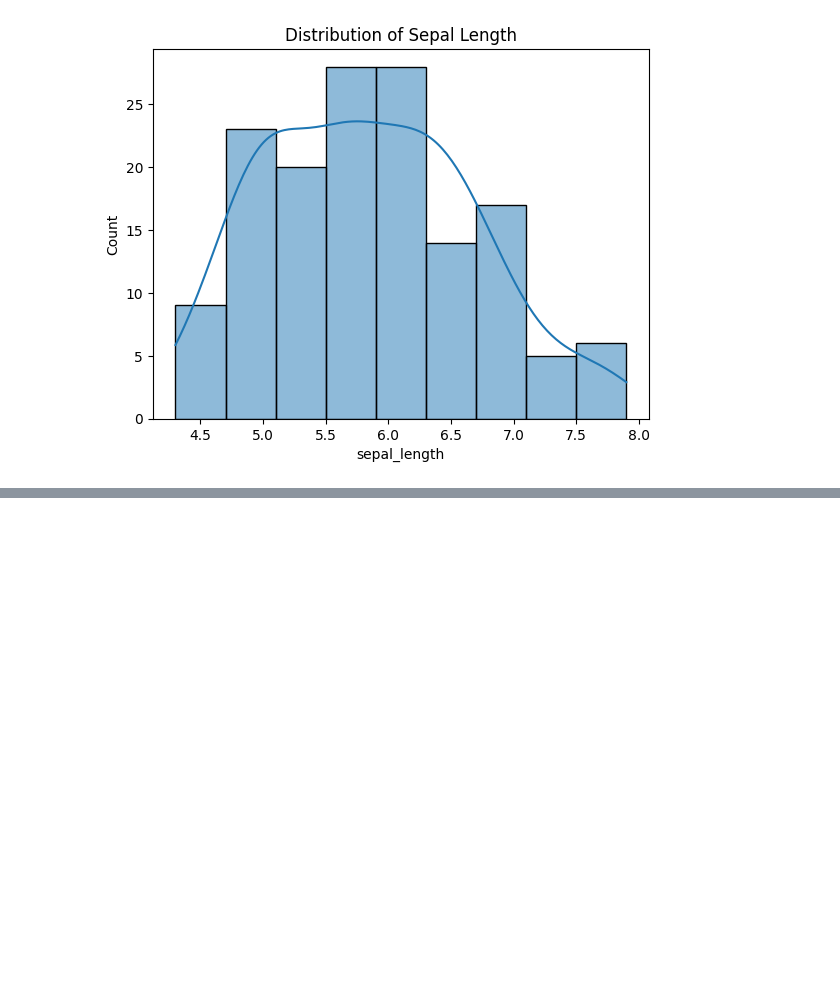
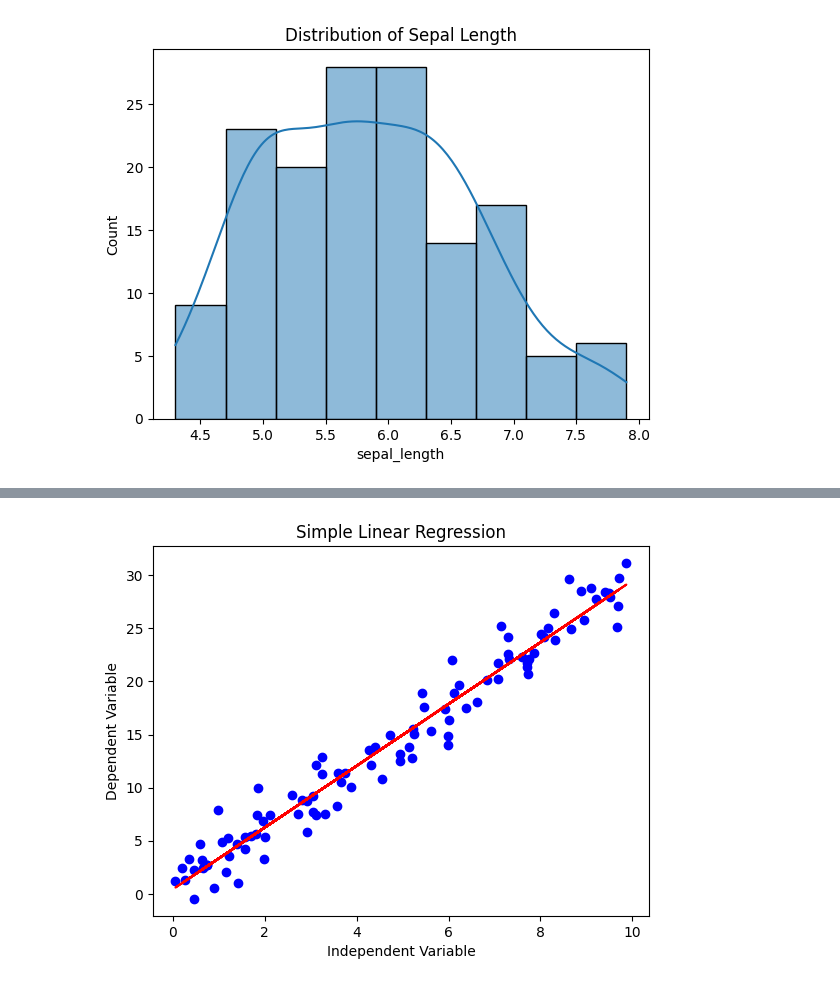
Before and after one commit to Varun-patil-2003/Full-Stack-AI-Engineer, a Jupyter notebook: PracticeML_Que.ipynb, the cells around one changed output, grey strips where cells are left out. Saved outputs shown, nothing was run; the diff lists cells and outputs as text; code cells hidden in the pictures; blank space fills up the shorter version.

```diff
--- a/PracticeML_Que.ipynb
+++ b/PracticeML_Que.ipynb
@@ -1514,0 +1940,30 @@ Kurtosis:  -0.5735679489249765
+# %%
+# Exercise 2: Fit a Simple Linear Regression Model
+
+import numpy as np
+from sklearn.linear_model import LinearRegression
+import matplotlib.pyplot as plt
+
+# Generate data
+np.random.seed(42)
+x = np.random.rand(100, 1) * 10
+y = 3 * x + np.random.randn(100, 1) * 2
+
+# Fit Linear Regression
+model = LinearRegression()
+model.fit(x, y)
+
+# Get Coefficients
+slope = model.coef_[0][0]
+intercept = model.intercept_[0]
+r_squared = model.score(x, y)
+
+# Visualize
+plt.scatter(x, y, color='blue', label='Data')
+plt.plot(x, model.predict(x), color='red', label="Regression Line")
+plt.title("Simple Linear Regression")
+plt.xlabel("Independent Variable")
+plt.ylabel("Dependent Variable")
+plt.show()
+# %% [output]
+[figure, added]
```
Also changed, not shown: parts of 58 cells of this notebook.
